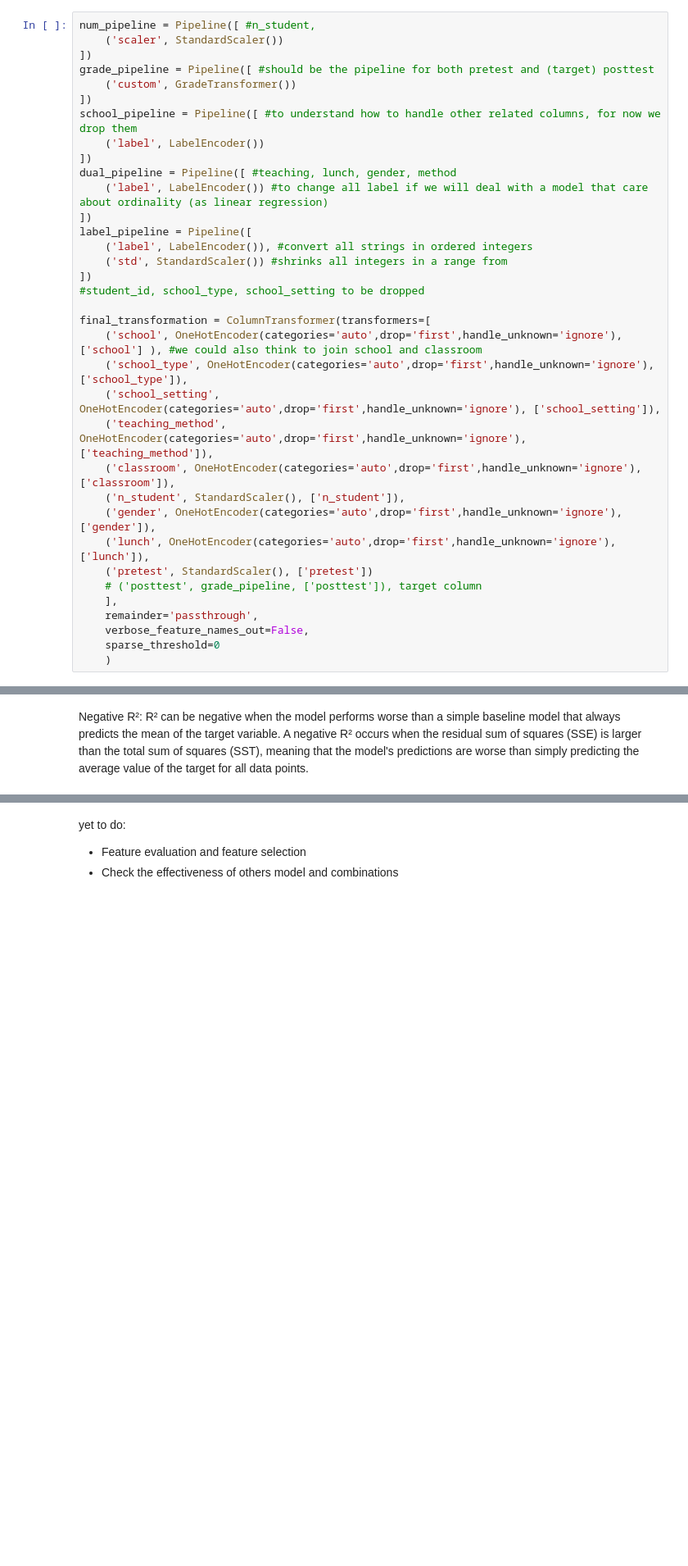
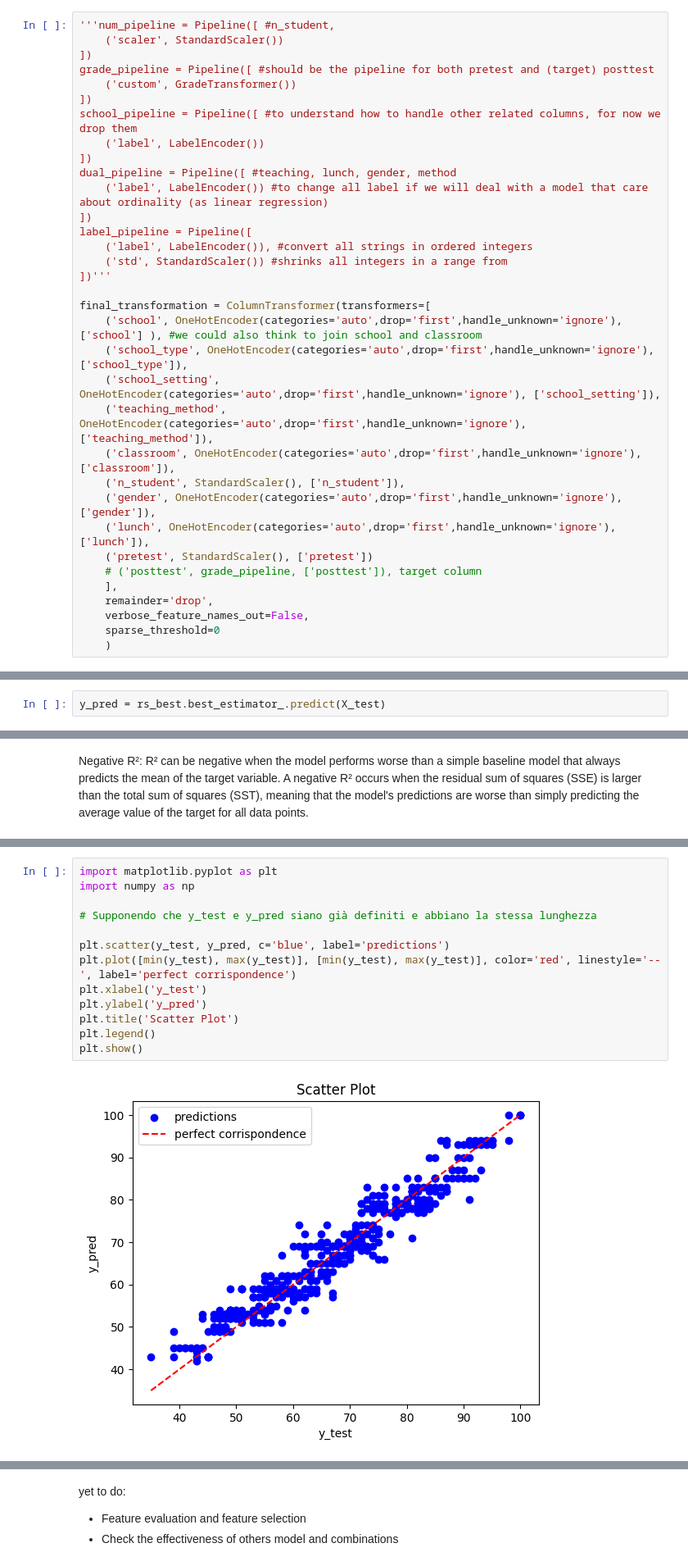
Before and after one commit to SickParents/ML_Project, a Jupyter notebook: boh.ipynb, the cells around one changed output, grey strips where cells are left out. Shown at 82% size. Drawn from its saved outputs; the diff is of its cells as text; blank space fills up the shorter version.

```diff
--- a/boh.ipynb
+++ b/boh.ipynb
@@ -119,5 +127,5 @@ class LunchTransformer(BaseEstimator, TransformerMixin):
 # %%
-num_pipeline = Pipeline([ #n_student,
+'''num_pipeline = Pipeline([ #n_student,
     ('scaler', StandardScaler())
 ])
 grade_pipeline = Pipeline([ #should be the pipeline for both pretest and (target) posttest
@@ -132,8 +140,7 @@ dual_pipeline = Pipeline([ #teaching, lunch, gender, method
 label_pipeline = Pipeline([
     ('label', LabelEncoder()), #convert all strings in ordered integers
     ('std', StandardScaler()) #shrinks all integers in a range from
-])
-#student_id, school_type, school_setting to be dropped
+])'''
 
 final_transformation = ColumnTransformer(transformers=[
     ('school', OneHotEncoder(categories='auto',drop='first',handle_unknown='ignore'), ['school'] ), #we could also think to join school and classroom
@@ -147,7 +154,7 @@ final_transformation = ColumnTransformer(transformers=[
     ('pretest', StandardScaler(), ['pretest'])
     # ('posttest', grade_pipeline, ['posttest']), target column
     ],
-    remainder='passthrough',
+    remainder='drop',
     verbose_feature_names_out=False,
     sparse_threshold=0
     )
@@ -427 +434,3 @@ Pipeline(steps=[('trans',
+# %%
+y_pred = rs_best.best_estimator_.predict(X_test)
 # %%
@@ -542,0 +552,15 @@ test std: [0.01105668 0.00535936 0.00531657 0.00580912 0.00645964 0.0066766 ]
+# %%
+import matplotlib.pyplot as plt
+import numpy as np
+
+# Supponendo che y_test e y_pred siano già definiti e abbiano la stessa lunghezza
+
+plt.scatter(y_test, y_pred, c='blue', label='predictions')
+plt.plot([min(y_test), max(y_test)], [min(y_test), max(y_test)], color='red', linestyle='--', label='perfect corrispondence')
+plt.xlabel('y_test')
+plt.ylabel('y_pred')
+plt.title('Scatter Plot')
+plt.legend()
+plt.show()
+# %% [output]
+[figure, added]
```
Also changed, not shown: parts of 20 cells of this notebook, 1 other file.
